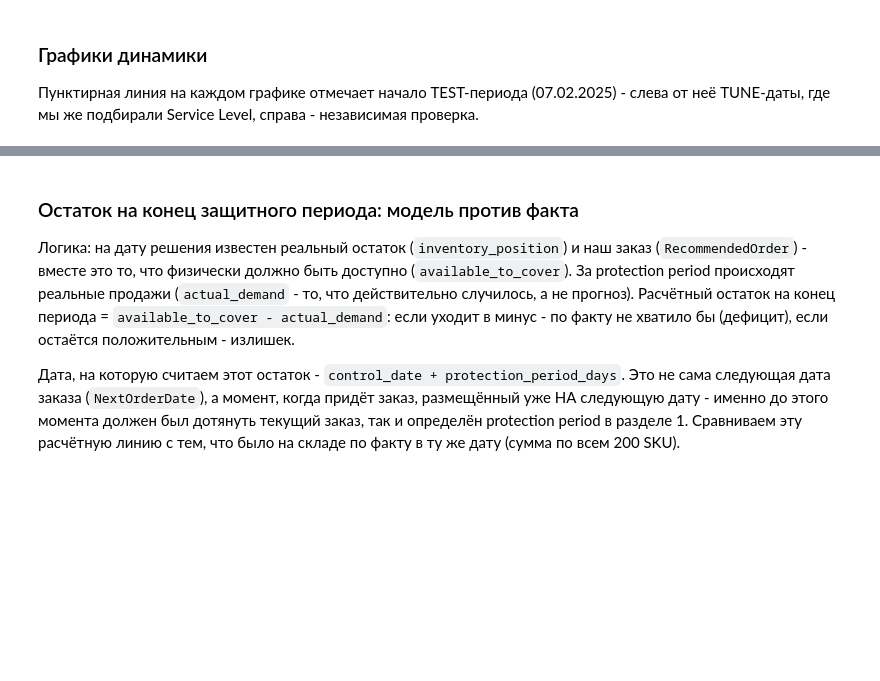
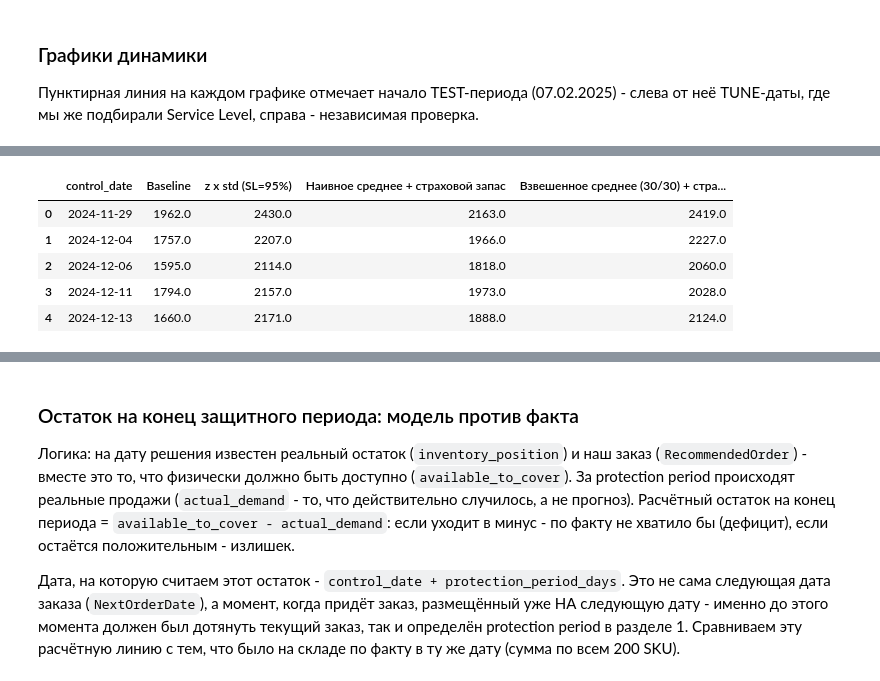
Before and after one commit to Viktor-VK/reorder-model, a Jupyter notebook: notebooks/reorder_model.ipynb, the cells around one changed output, grey strips where cells are left out. Drawn from its saved outputs; the diff is of its cells as text; code cells hidden in the pictures; blank space fills up the shorter version.

```diff
--- a/notebooks/reorder_model.ipynb
+++ b/notebooks/reorder_model.ipynb
@@ -1612,3 +1653,35 @@ per_date_metrics_df.head()
+# %%
+# Решения остальных трёх методик на всех 80 контрольных датах - тот же принцип, что и для
+# z x std (main_model_decisions_df) выше, просто с другими функциями расчёта S.
+baseline_all_dates_df = compute_baseline_decisions(control_dates_df)
+naive_days_all_dates_df = build_decisions(control_dates_df, get_S_with_fixed_safety_days, safety_days=SAFETY_DAYS)
+weighted_days_all_dates_df = build_decisions(control_dates_df, get_S_weighted_with_fixed_safety_days, safety_days=SAFETY_DAYS)
+
+
+def total_excess_by_date(decisions_df, control_dates_df):
+    """Суммарный excess по всем SKU, отдельно на каждую контрольную дату."""
+    return pd.Series(
+        [decisions_df.loc[decisions_df["control_date"] == d, "excess"].sum() for d in control_dates_df["OrderDate"]],
+        index=control_dates_df["OrderDate"],
+    )
+
+
+excess_by_model_df = pd.DataFrame({
+    "control_date": control_dates_df["OrderDate"],
+    "Baseline": total_excess_by_date(baseline_all_dates_df, control_dates_df).to_numpy(),
+    f"z x std (SL={SERVICE_LEVEL:.0%})": per_date_metrics_df["total_excess"].to_numpy(),
+    "Наивное среднее + страховой запас": total_excess_by_date(naive_days_all_dates_df, control_dates_df).to_numpy(),
+    f"Взвешенное среднее ({RECENT_WINDOW_NEAR_DAYS}/{RECENT_WINDOW_FAR_DAYS}) + страховой запас": total_excess_by_date(weighted_days_all_dates_df, control_dates_df).to_numpy(),
+})
+
+excess_by_model_df.head()
+# %% [output]
+|  | control_date | Baseline | z x std (SL=95%) | Наивное среднее + страховой запас | Взвешенное среднее (30/30) + стра... |
+| 0 | 2024-11-29 | 1962.0 | 2430.0 | 2163.0 | 2419.0 |
+| 1 | 2024-12-04 | 1757.0 | 2207.0 | 1966.0 | 2227.0 |
+| 2 | 2024-12-06 | 1595.0 | 2114.0 | 1818.0 | 2060.0 |
+| 3 | 2024-12-11 | 1794.0 | 2157.0 | 1973.0 | 2028.0 |
+| 4 | 2024-12-13 | 1660.0 | 2171.0 | 1888.0 | 2124.0 |
 # %%
 test_start_date = test_dates_df["OrderDate"].min()
 
```
Also changed, not shown: parts of 4 cells of this notebook, 1 other file.
